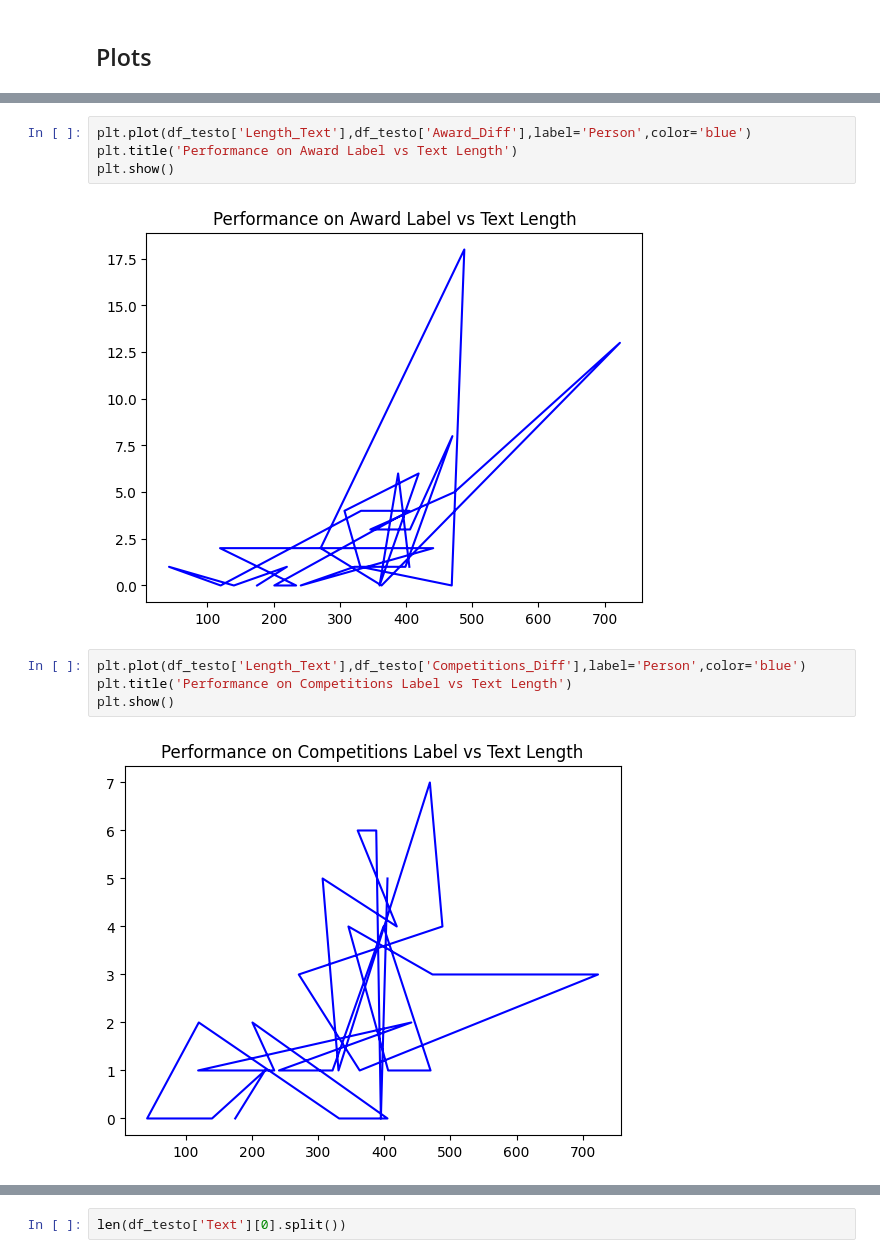
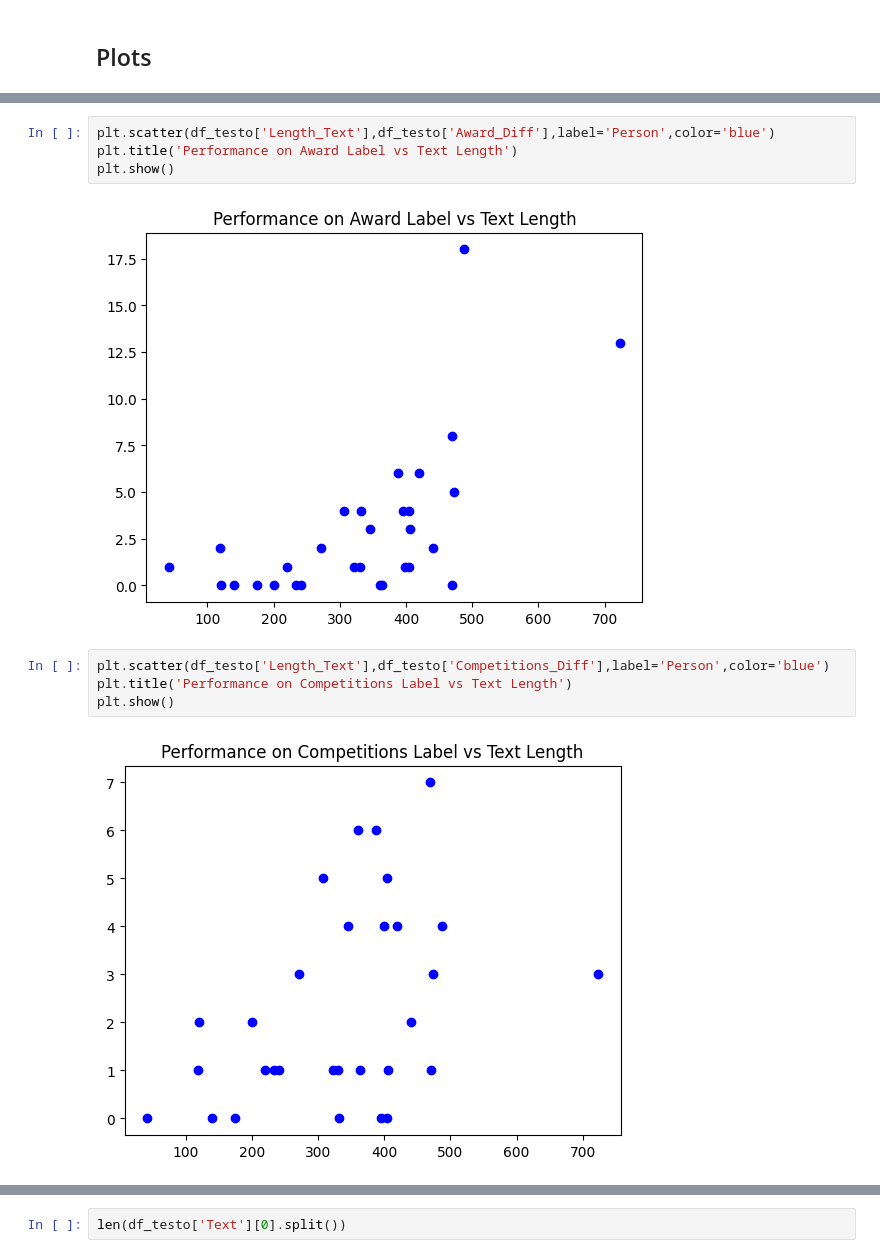
Before and after one commit to AymericTiberghien/NLP_ENSAE, a Jupyter notebook: GliNER_Analysis_Football_Players.ipynb, the cells around one changed output, grey strips where cells are left out. Saved outputs shown, nothing was run; the diff lists cells and outputs as text.

```diff
--- a/GliNER_Analysis_Football_Players.ipynb
+++ b/GliNER_Analysis_Football_Players.ipynb
@@ -1170,13 +1174,13 @@ plt.show()
 # %%
-plt.plot(df_testo['Length_Text'],df_testo['Award_Diff'],label='Person',color='blue')
+plt.scatter(df_testo['Length_Text'],df_testo['Award_Diff'],label='Person',color='blue')
 plt.title('Performance on Award Label vs Text Length')
 plt.show()
 # %% [output]
-[figure, old version]
+[figure, new version]
 # %%
-plt.plot(df_testo['Length_Text'],df_testo['Competitions_Diff'],label='Person',color='blue')
+plt.scatter(df_testo['Length_Text'],df_testo['Competitions_Diff'],label='Person',color='blue')
 plt.title('Performance on Competitions Label vs Text Length')
 plt.show()
 # %% [output]
-[figure, old version]
+[figure, new version]
 # %%
```
Also changed, not shown: parts of 6 cells of this notebook.
